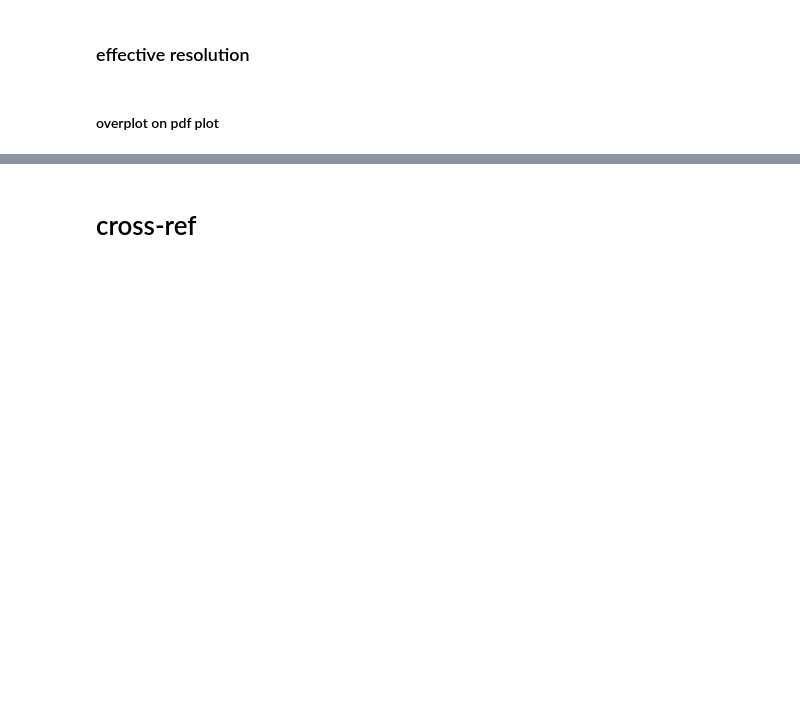
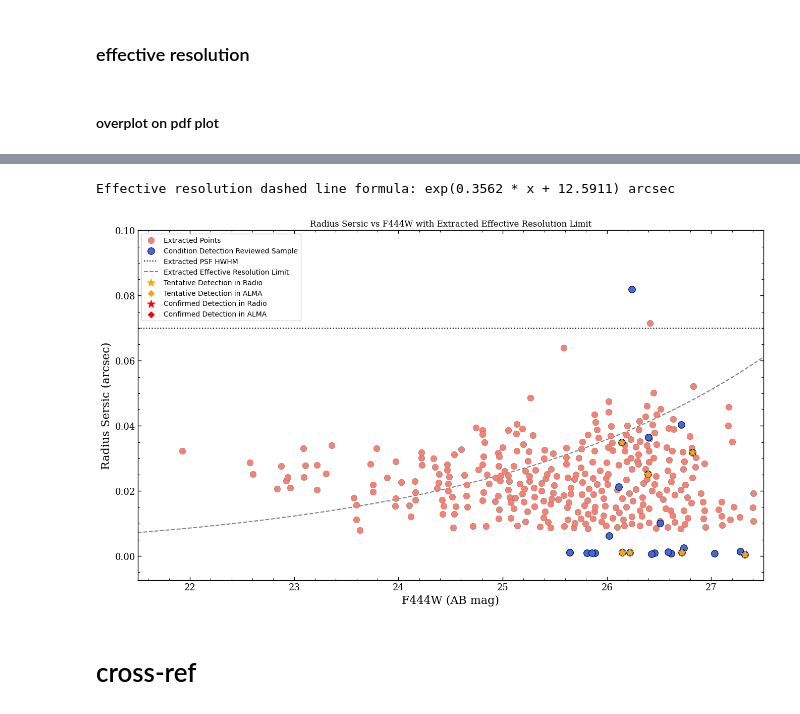
Before and after one commit to poulinal/DRG-COSMOS-WEB, a Jupyter notebook: src/analysis.ipynb, the cells around one changed output, grey strips where cells are left out. Cells and saved outputs as stored; diff of their text form; code cells hidden in the pictures; blank space fills up the shorter version.

```diff
--- a/src/analysis.ipynb
+++ b/src/analysis.ipynb
@@ -1125,33 +922,47 @@ axExt.axhline(psf_formula_formula_y, linestyle='dotted', color='black', label='E
 
 #create equation for the effective resolution limit dashed line using the formula from the extracted data, and plot it on top of the original plot using the same x values as the extracted points and the y values from the formula
 import numpy as np
 # note type formula is exp(a * x + b), where a and b are the values we parsed out above, and x is the F444W magnitude
 # x_for_formula = np.array(ext_points_x)
 #make x for formula go the entire range of the x axis of the plot
 x_min = min(min(ext_points_x), min(x_clean))
 x_max = max(max(ext_points_x), max(x_clean))
 x_for_formula = np.linspace(x_min, x_max, 100)
 y_for_formula = np.exp(eff_resolution_dashed_line_formula_a * x_for_formula - eff_resolution_dashed_line_formula_b)
 # axExt.plot(x_for_formula, y_for_formula, linestyle='dashed', color='grey', label='Extracted Effective Resolution Limit')
 #instead use ext_points_x and ext_points_y to plot the effective resolution limit as a dashed line, since the formula is just a fit to those points and may not be accurate outside of that range
 axExt.plot(ext_points_x, ext_points_y, linestyle='dashed', color='grey', label='Extracted Effective Resolution Limit')
 
+#plot the confirmed and tentative detections on top of everything else, using the same color coding as before (confirmed in red, tentative in orange, radio as stars, ALMA as diamonds)
+for i, obj_id in enumerate(ids):
+    if obj_id in confirmed_detection_radio_ids:
+        axExt.scatter(x[i], y[i],  marker='*', color=confirmed_detection_color, s=detected_marker_size*4, label="Confirmed Detection in Radio" if 'Confirmed Detection in Radio' not in axExt.get_legend_handles_labels()[1] else "", zorder=radio_zorder+15)
+    elif obj_id in tentative_detection_radio_ids:
+        axExt.scatter(x[i], y[i], marker='*', color=tentative_detection_color, s=detected_marker_size*4, label="Tentative Detection in Radio" if 'Tentative Detection in Radio' not in axExt.get_legend_handles_labels()[1] else "", zorder=radio_zorder+15)
+    if obj_id in confirmed_detection_alma_ids:
+        axExt.scatter(x[i], y[i], marker='D', color=confirmed_detection_color, s=detected_marker_size*1.5, label="Confirmed Detection in ALMA" if 'Confirmed Detection in ALMA' not in axExt.get_legend_handles_labels()[1] else "", zorder=alma_zorder+10)
+    elif obj_id in tentative_detection_alma_ids:
+        axExt.scatter(x[i], y[i], marker='D', color=tentative_detection_color, s=detected_marker_size*1.5, label="Tentative Detection in ALMA" if 'Tentative Detection in ALMA' not in axExt.get_legend_handles_labels()[1] else "", zorder=alma_zorder+10)
+
 axExt.set_xlabel('F444W (AB mag)')
 axExt.set_ylabel('Radius Sersic (arcsec)')
 axExt.set_title('Radius Sersic vs F444W with Extracted Effective Resolution Limit')
 # axExt.invert_xaxis()
 # axExt.set_yscale('log')
 axExt.legend(loc='best', framealpha=0.9)
 
 
 
 axExt.set_ylim(-0.0075, 0.1)
 
 axExt.set_xlim(x_axis_ext_data['min'], x_axis_ext_data['max'])
 
 
 
 plt.show()
+# %% [output]
+Effective resolution dashed line formula: exp(0.3562 * x + 12.5911) arcsec
+[figure, added]
 # %% [markdown]
 # cross-ref
 # %% [markdown]
```
Also changed, not shown: parts of 28 cells of this notebook.
